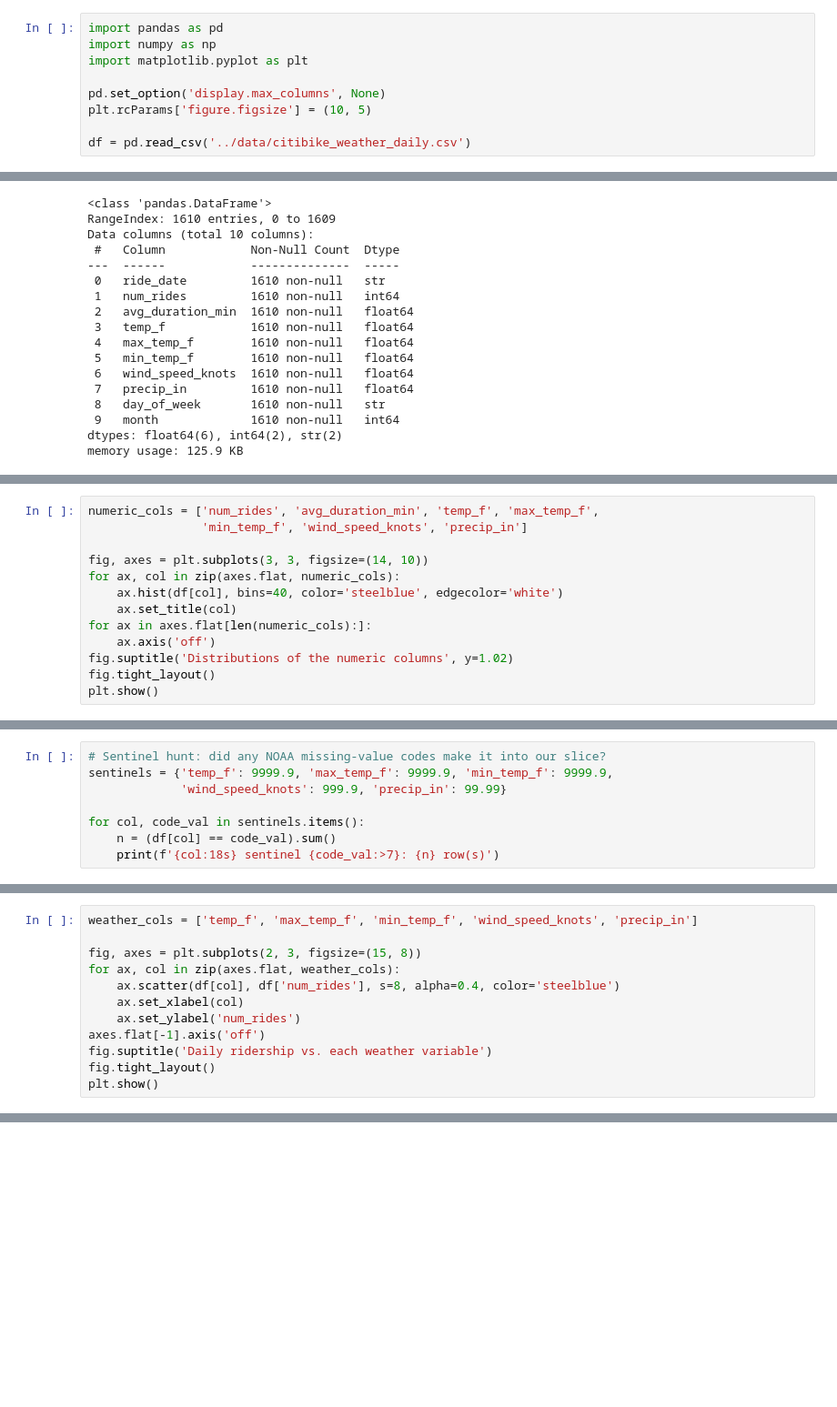
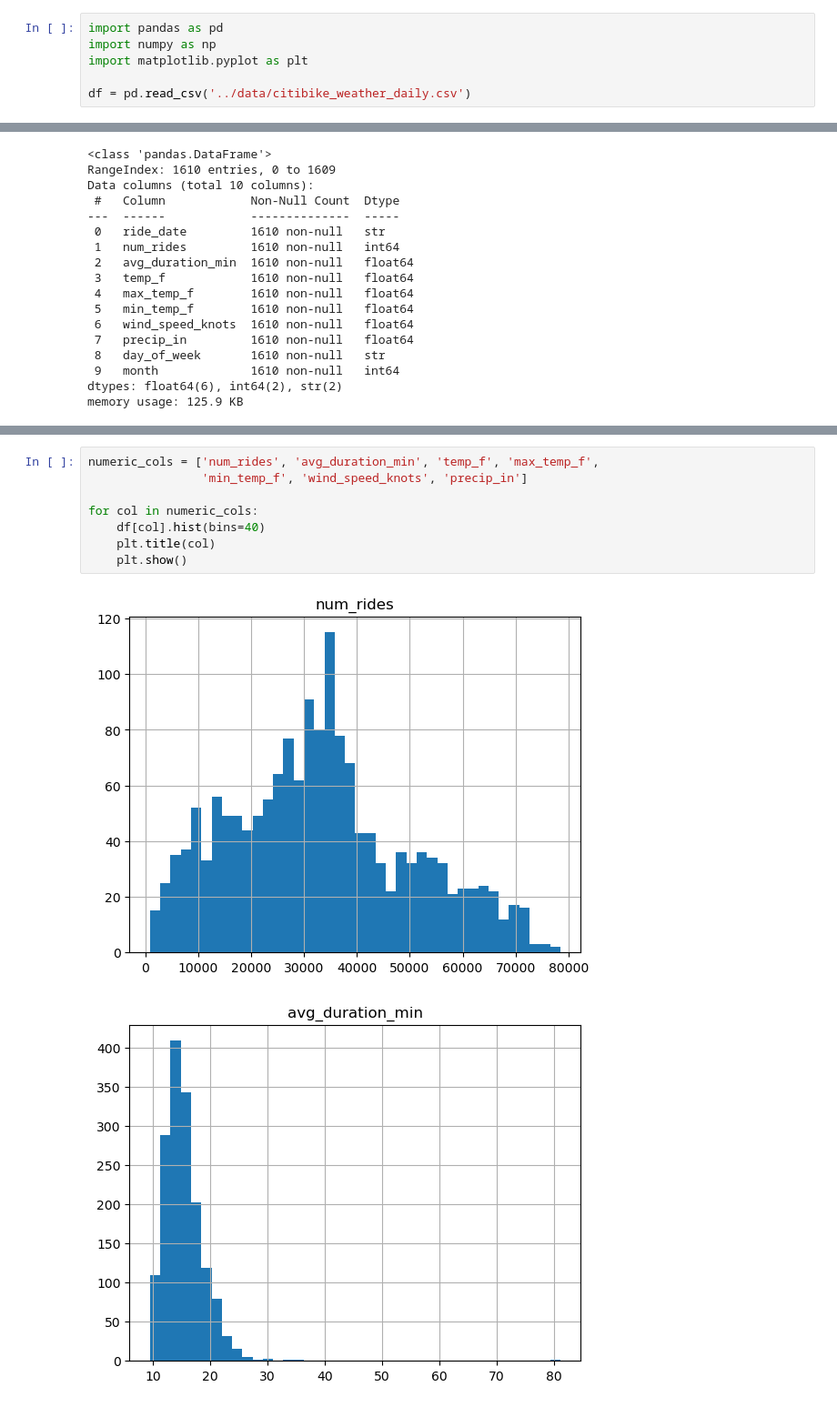
Before and after one commit to code-by-leo/citibike-ridership-model, a Jupyter notebook: code/eda.ipynb, the cells around one changed output, grey strips where cells are left out. Shown at 91% size. Saved outputs shown, nothing was run; the diff lists cells and outputs as text; blank space fills up the shorter version.

```diff
--- a/code/eda.ipynb
+++ b/code/eda.ipynb
@@ -11,7 +8,4 @@ import pandas as pd
 import numpy as np
 import matplotlib.pyplot as plt
 
-pd.set_option('display.max_columns', None)
-plt.rcParams['figure.figsize'] = (10, 5)
-
 df = pd.read_csv('../data/citibike_weather_daily.csv')
@@ -91,13 +48,0 @@ df.describe().T
-# %%
-numeric_cols = ['num_rides', 'avg_duration_min', 'temp_f', 'max_temp_f',
-                'min_temp_f', 'wind_speed_knots', 'precip_in']
-
-fig, axes = plt.subplots(3, 3, figsize=(14, 10))
-for ax, col in zip(axes.flat, numeric_cols):
-    ax.hist(df[col], bins=40, color='steelblue', edgecolor='white')
-    ax.set_title(col)
-for ax in axes.flat[len(numeric_cols):]:
-    ax.axis('off')
-fig.suptitle('Distributions of the numeric columns', y=1.02)
-fig.tight_layout()
-plt.show()
@@ -106,8 +48,0 @@ plt.show()
-# %%
-# Sentinel hunt: did any NOAA missing-value codes make it into our slice?
-sentinels = {'temp_f': 9999.9, 'max_temp_f': 9999.9, 'min_temp_f': 9999.9,
-             'wind_speed_knots': 999.9, 'precip_in': 99.99}
-
-for col, code_val in sentinels.items():
-    n = (df[col] == code_val).sum()
-    print(f'{col:18s} sentinel {code_val:>7}: {n} row(s)')
@@ -162,12 +48,0 @@ be able to lean on?
-# %%
-weather_cols = ['temp_f', 'max_temp_f', 'min_temp_f', 'wind_speed_knots', 'precip_in']
-
-fig, axes = plt.subplots(2, 3, figsize=(15, 8))
-for ax, col in zip(axes.flat, weather_cols):
-    ax.scatter(df[col], df['num_rides'], s=8, alpha=0.4, color='steelblue')
-    ax.set_xlabel(col)
-    ax.set_ylabel('num_rides')
-axes.flat[-1].axis('off')
-fig.suptitle('Daily ridership vs. each weather variable')
-fig.tight_layout()
-plt.show()
@@ -364,0 +82,11 @@ errored, the rows just aren't there.
+# %%
+numeric_cols = ['num_rides', 'avg_duration_min', 'temp_f', 'max_temp_f',
+                'min_temp_f', 'wind_speed_knots', 'precip_in']
+
+for col in numeric_cols:
+    df[col].hist(bins=40)
+    plt.title(col)
+    plt.show()
+# %% [output]
+[figure, added]
+[figure, added]
```
Also changed, not shown: parts of 57 cells of this notebook, 3 other files.
